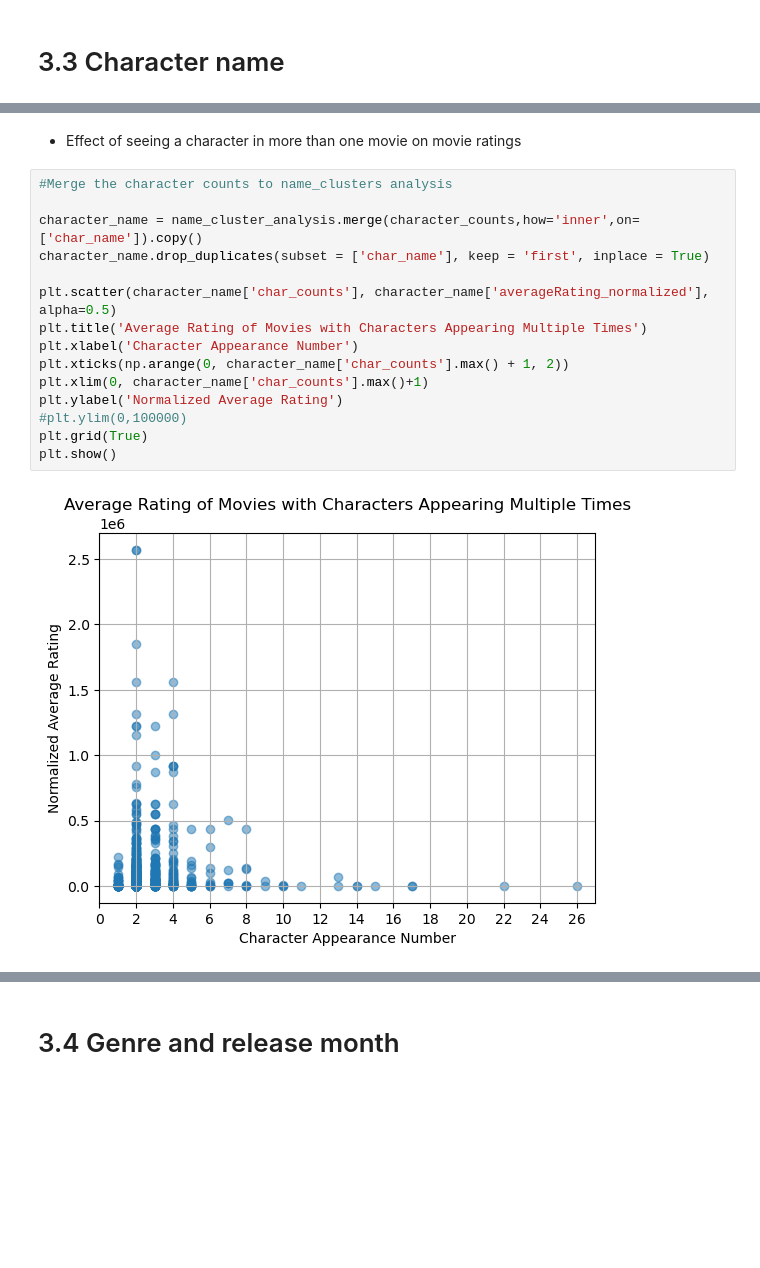
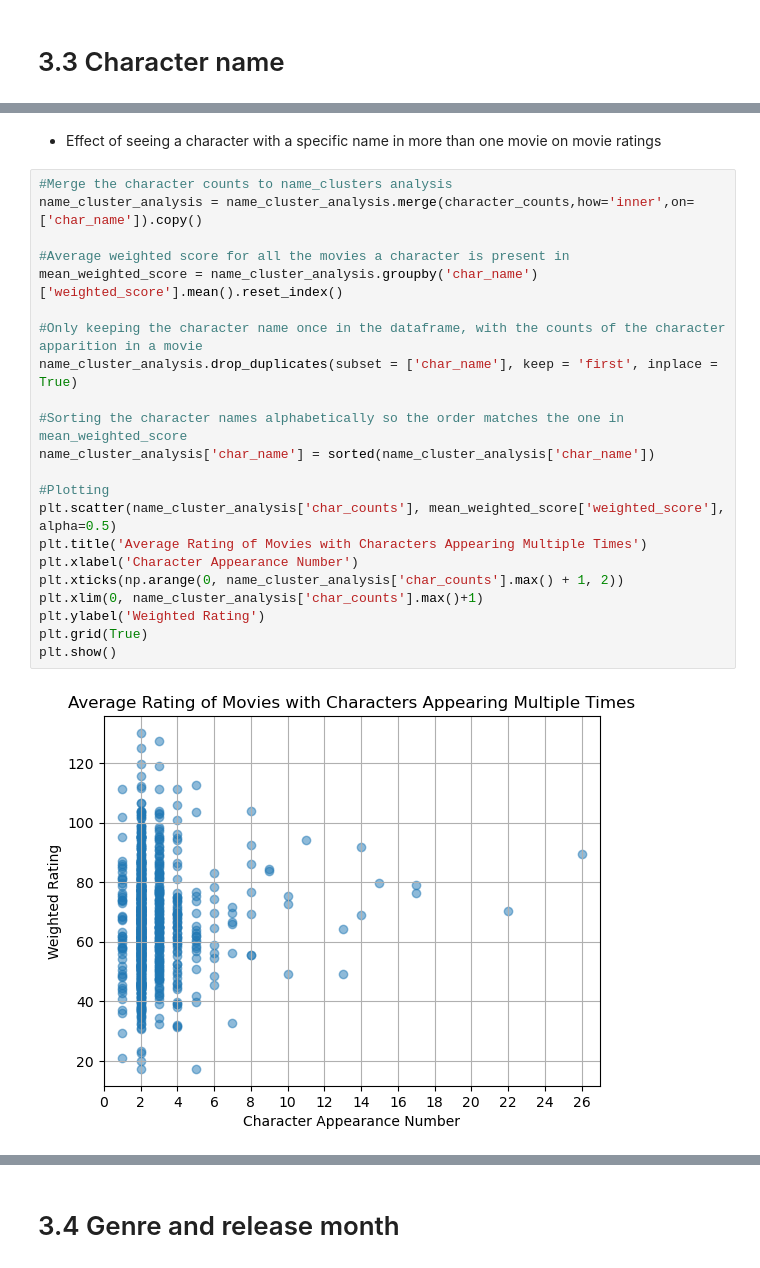
Before and after one commit to epfl-ada/ada-2023-project-abcd5, a Jupyter notebook: project_M2.ipynb, the cells around one changed output, grey strips where cells are left out. Cells and saved outputs as stored; diff of their text form; blank space fills up the shorter version.

Commit message:
version with char_name analysis

```diff
--- a/project_M2.ipynb
+++ b/project_M2.ipynb
@@ -393,19 +399,26 @@ fig.show()
 # %% [markdown]
-- Effect of seeing a character in more than one movie on movie ratings
+- Effect of seeing a character with a specific name in more than one movie on movie ratings
 # %%
 #Merge the character counts to name_clusters analysis
+name_cluster_analysis = name_cluster_analysis.merge(character_counts,how='inner',on=['char_name']).copy()
 
-character_name = name_cluster_analysis.merge(character_counts,how='inner',on=['char_name']).copy()
-character_name.drop_duplicates(subset = ['char_name'], keep = 'first', inplace = True)
+#Average weighted score for all the movies a character is present in
+mean_weighted_score = name_cluster_analysis.groupby('char_name')['weighted_score'].mean().reset_index()
 
-plt.scatter(character_name['char_counts'], character_name['averageRating_normalized'], alpha=0.5)
+#Only keeping the character name once in the dataframe, with the counts of the character apparition in a movie
+name_cluster_analysis.drop_duplicates(subset = ['char_name'], keep = 'first', inplace = True)
+
+#Sorting the character names alphabetically so the order matches the one in mean_weighted_score
+name_cluster_analysis['char_name'] = sorted(name_cluster_analysis['char_name'])
+
+#Plotting
+plt.scatter(name_cluster_analysis['char_counts'], mean_weighted_score['weighted_score'], alpha=0.5)
 plt.title('Average Rating of Movies with Characters Appearing Multiple Times')
 plt.xlabel('Character Appearance Number')
-plt.xticks(np.arange(0, character_name['char_counts'].max() + 1, 2))
-plt.xlim(0, character_name['char_counts'].max()+1)
-plt.ylabel('Normalized Average Rating')
-#plt.ylim(0,100000)
+plt.xticks(np.arange(0, name_cluster_analysis['char_counts'].max() + 1, 2))
+plt.xlim(0, name_cluster_analysis['char_counts'].max()+1)
+plt.ylabel('Weighted Rating')
 plt.grid(True)
 plt.show()
 # %% [output]
-[figure, old version]
+[figure, new version]
```
Also changed, not shown: parts of 6 cells of this notebook.
